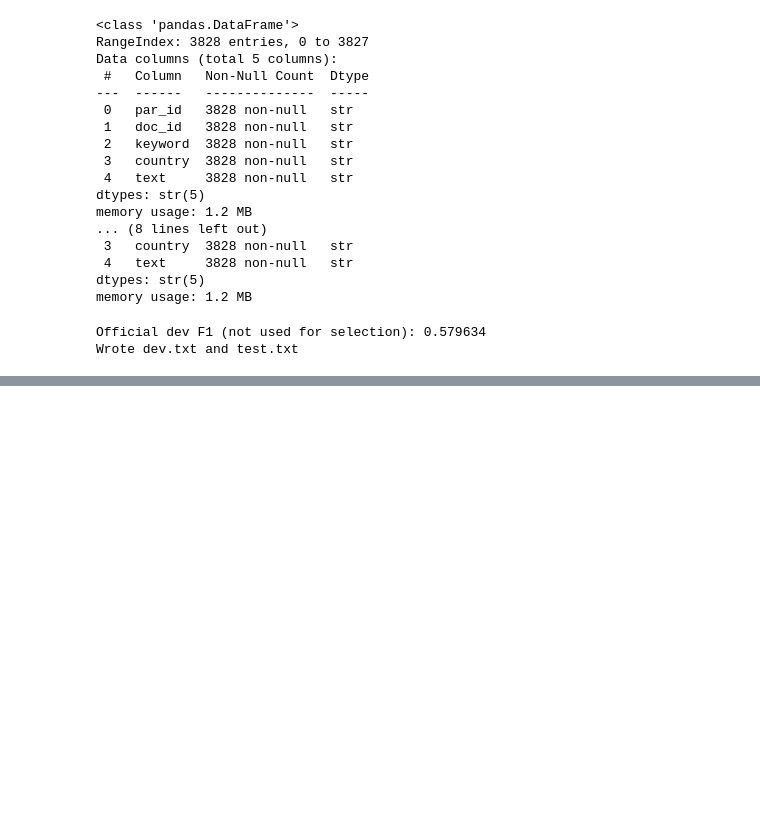
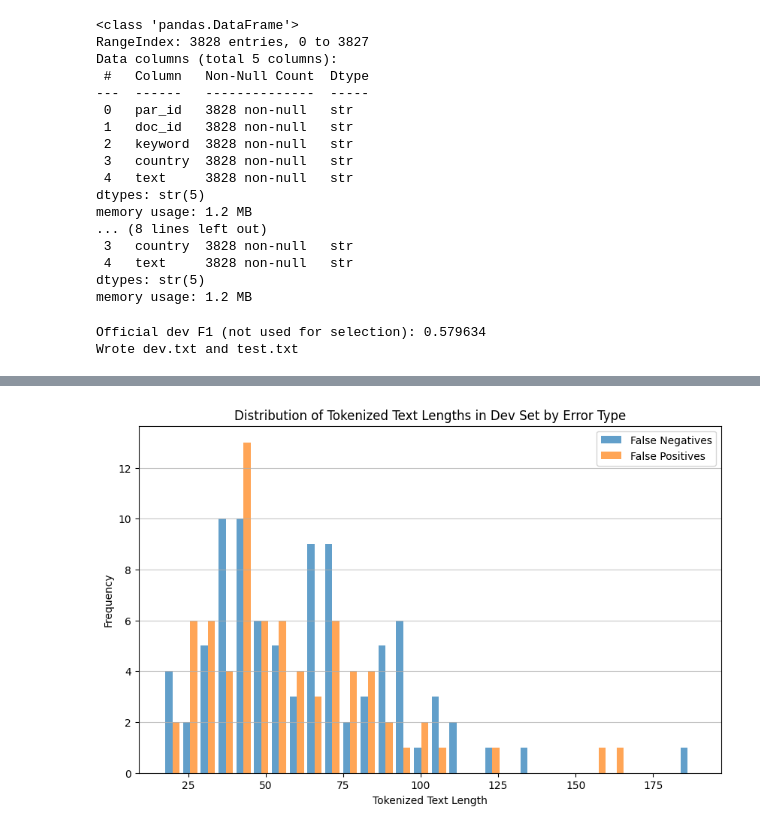
Before and after one commit to leonkuessner/pcl_nlp_lk922, a Jupyter notebook: PCL_Mod copy.ipynb, the cells around one changed output, grey strips where cells are left out. Drawn from its saved outputs; the diff is of its cells as text; code cells hidden in the pictures; blank space fills up the shorter version.

Commit message:
feat: finished error anal

```diff
--- a/PCL_Mod copy.ipynb
+++ b/PCL_Mod copy.ipynb
@@ -882,0 +858,21 @@ F1        (pos=1): 0.5796
+# %%
+df_dev["pred"] = dev_pred
+df_dev["correct"] = (df_dev["pred"] == df_dev["label"]).astype(int)
+df_dev["pred_prob"] = dev_probs_ens
+from sklearn.metrics import confusion_matrix, precision_score, recall_score, f1_score
+
+y = df_dev["label"].astype(int).to_numpy()
+p = df_dev["pred"].astype(int).to_numpy()
+
+tn, fp, fn, tp = confusion_matrix(y, p, labels=[0,1]).ravel()
+
+print("Confusion matrix [tn fp; fn tp]:")
+print(confusion_matrix(y, p, labels=[0,1]))
+
+prec = precision_score(y, p, zero_division=0)
+rec  = recall_score(y, p, zero_division=0)   # should match your label=1 mean
+f1   = f1_score(y, p, zero_division=0)
+
+print(f"Precision (pos=1): {prec:.4f}")
+print(f"Recall    (pos=1): {rec:.4f}")
+print(f"F1        (pos=1): {f1:.4f}")
@@ -882,0 +920,16 @@ F1        (pos=1): 0.5796
+# %%
+eadf = df_dev.copy()
+eadf.loc[(eadf["label"] == 1) & (eadf["correct"] == 0), "error_type"] = "FN"
+eadf.loc[(eadf["label"] == 0) & (eadf["correct"] == 0), "error_type"] = "FP"
+eadf = eadf.dropna(subset=["error_type"])
+eadf["text_len"] = eadf["text"].map(lambda t: len(tokenizer(t, add_special_tokens=True, truncation=False)["input_ids"]))
+plt.figure(figsize=(10, 6))
+plt.hist(eadf.groupby("error_type")["text_len"].apply(list), bins=30, alpha=0.7)
+plt.title("Distribution of Tokenized Text Lengths in Dev Set by Error Type")
+plt.xlabel("Tokenized Text Length")
+plt.ylabel("Frequency")
+plt.legend(["False Negatives", "False Positives"])
+plt.grid(axis="y", alpha=0.75)
+plt.show()
+# %% [output]
+[figure, added]
```
Also changed, not shown: parts of 12 cells of this notebook, 1 other file.
